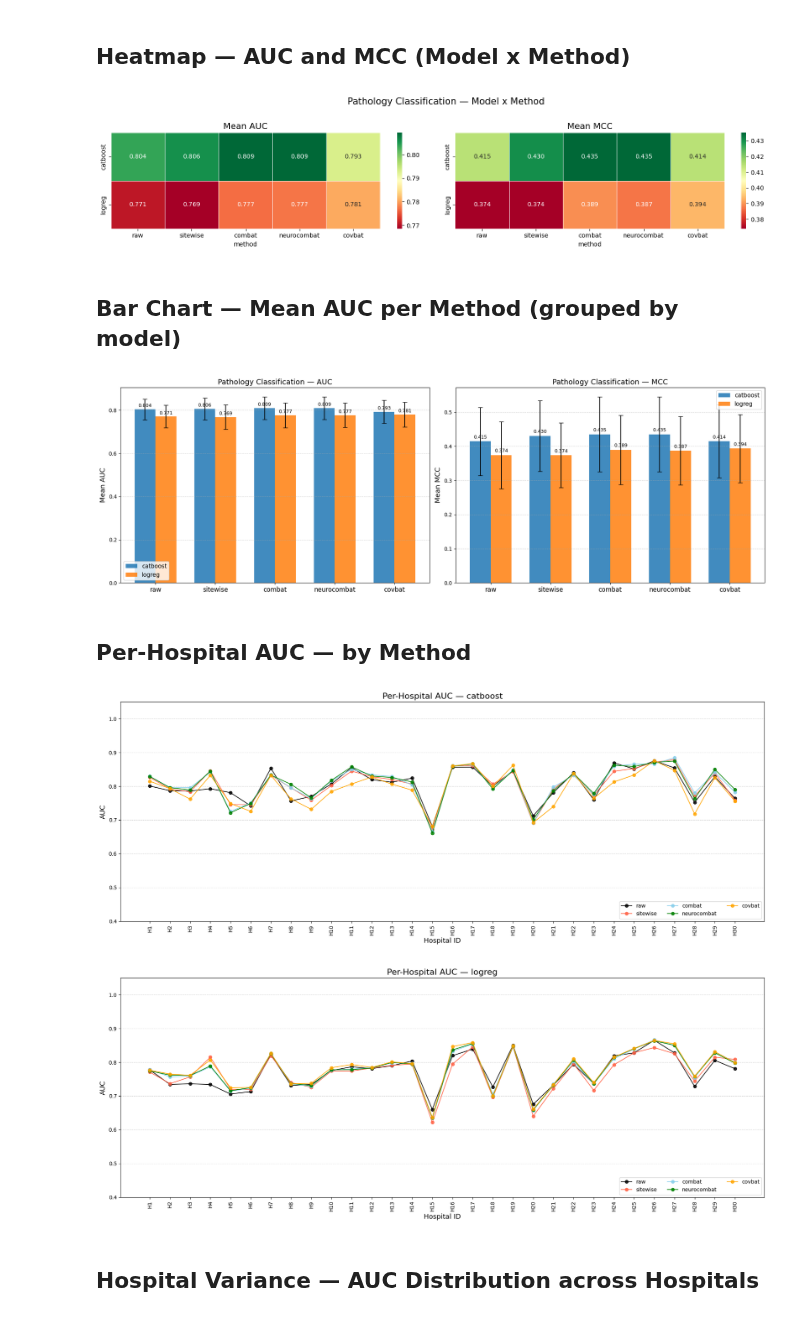
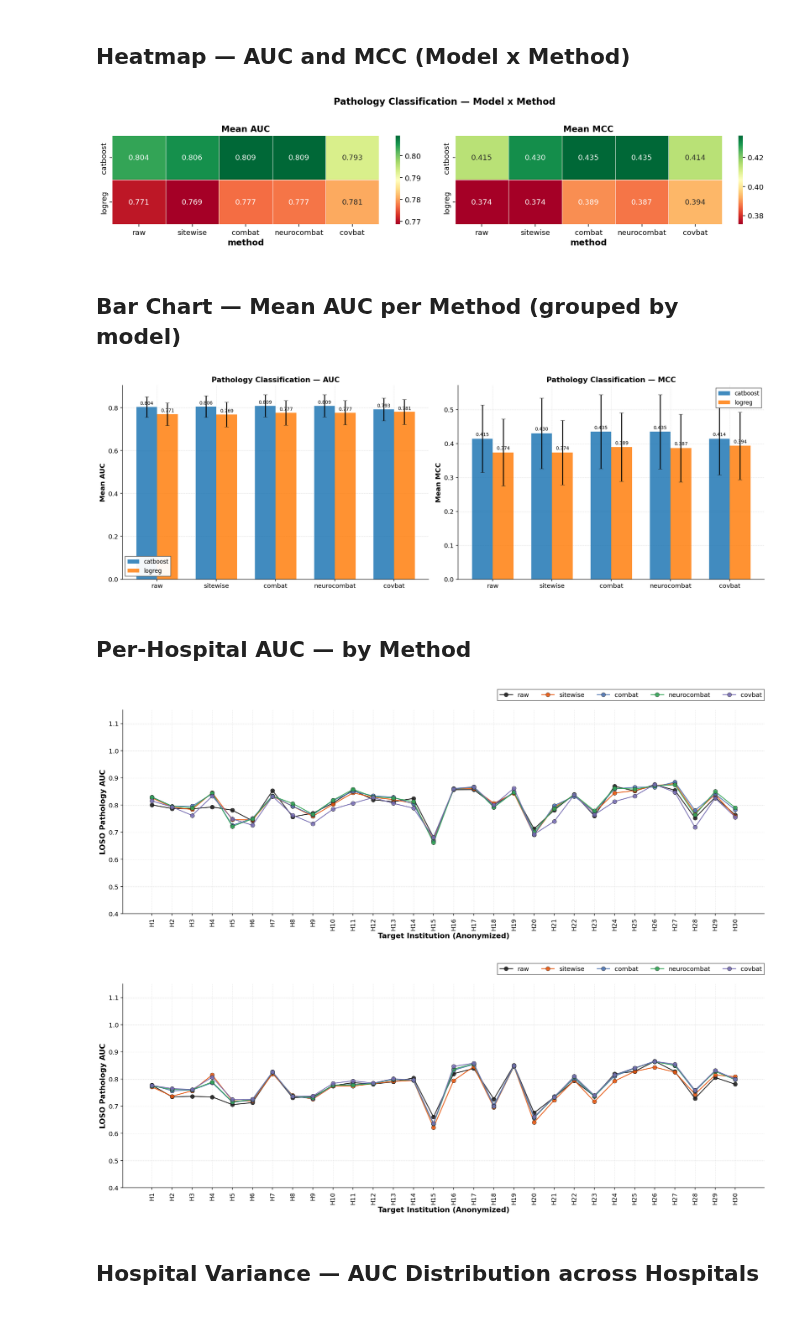
Before and after one commit to chox7/eeg-site-effects, a Jupyter notebook: notebooks/03_harmonization/01_pathology_classification.ipynb, the cells around one changed output. Saved outputs shown, nothing was run; the diff lists cells and outputs as text; code cells hidden in the pictures.

```diff
--- a/notebooks/03_harmonization/01_pathology_classification.ipynb
+++ b/notebooks/03_harmonization/01_pathology_classification.ipynb
@@ -24,24 +24,23 @@ Working directory: /dmj/fizmed/kchorzela/licencjat/eeg-site-effects
 import pandas as pd
 import numpy as np
 import matplotlib.pyplot as plt
+from src.visualization.style import apply_style, legend_kwargs
+apply_style()
 import seaborn as sns
 import re
 
-RESULTS_FILE = 'results/tables/newlabels/patho_clf_results.csv'
-FIGURES_DIR  = 'results/figures/newlabels/03_harmonization'
-TABLES_DIR   = 'results/tables/newlabels/03_harmonization'
+RESULTS_FILE = 'results/tables/03_harmonization/patho_clf_results.csv'
+FIGURES_DIR  = 'results/figures/03_harmonization'
+TABLES_DIR   = 'results/tables/03_harmonization'
 os.makedirs(FIGURES_DIR, exist_ok=True)
 os.makedirs(TABLES_DIR, exist_ok=True)
 
 METHODS    = ['raw', 'sitewise', 'combat', 'neurocombat', 'covbat']
 MODELS     = ['catboost', 'logreg']
 METRICS    = ['auc', 'mcc', 'accuracy', 'f1-score']
-COLOR_MAP  = {'raw': 'black', 'sitewise': 'tomato', 'combat': 'skyblue',
-              'neurocombat': 'green', 'covbat': 'orange'}
+from src.visualization.style import METHOD_COLORS as COLOR_MAP
 
-def natural_sort_key(s):
-    """Sort H1, H2, ..., H10, H11, ... naturally."""
-    return [int(t) if t.isdigit() else t.lower() for t in re.split(r'(\d+)', str(s))]
+from src.visualization.style import natural_sort_key
 # %%
 df = pd.read_csv(RESULTS_FILE)
 # Filter out k-calibration sweep rows (tag=k5/k15/k50) — keep only the headline §A run.
@@ -117,7 +116,7 @@ fig.tight_layout()
 fig.savefig(f'{FIGURES_DIR}/patho_heatmap_auc_mcc.png', dpi=150, bbox_inches='tight')
 plt.show()
 # %% [output]
-[figure, old version]
+[figure, new version]
 # %% [markdown]
 ## Bar Chart — Mean AUC per Method (grouped by model)
 # %%
@@ -148,42 +147,41 @@ fig.tight_layout()
 fig.savefig(f'{FIGURES_DIR}/patho_bar_auc_mcc.png', dpi=150, bbox_inches='tight')
 plt.show()
 # %% [output]
-[figure, old version]
+[figure, new version]
 # %% [markdown]
 ## Per-Hospital AUC — by Method
 # %%
 for model in MODELS:
     model_df = df[df['model'] == model]
     if model_df.empty:
         print(f"No results for {model}, skipping.")
         continue
 
     pivot = model_df.pivot_table(index='method', columns='hospital', values='auc')
 
     # Sort hospitals naturally: H1, H2, ..., H30
     hospitals_sorted = sorted(pivot.columns, key=natural_sort_key)
 
     fig, ax = plt.subplots(figsize=(18, 7))
     for method in METHODS:
         if method not in pivot.index:
             continue
         values = [pivot.loc[method].get(h, np.nan) for h in hospitals_sorted]
         ax.plot(hospitals_sorted, values, marker='o', linestyle='-',
                 color=COLOR_MAP[method], label=method, alpha=0.85)
 
-    ax.set_title(f'Per-Hospital AUC — {model}', fontsize=16)
-    ax.set_ylabel('AUC', fontsize=13)
-    ax.set_xlabel('Hospital ID', fontsize=13)
+    ax.set_ylabel('LOSO Pathology AUC')
+    ax.set_xlabel('Target Institution (Anonymized)')
     ax.tick_params(axis='x', rotation=90)
-    ax.set_ylim(0.4, 1.05)
+    ax.set_ylim(0.4, 1.15)
     ax.grid(axis='y', linestyle='--', alpha=0.5)
-    ax.legend(loc='lower right', fontsize=10, ncol=3)
+    ax.legend(**legend_kwargs(ncol=len(METHODS)))
     fig.tight_layout()
     fig.savefig(f'{FIGURES_DIR}/patho_auc_per_hospital_{model}.png', dpi=150, bbox_inches='tight')
     plt.show()
 # %% [output]
-[figure, old version]
+[figure, new version]
-[figure, old version]
+[figure, new version]
 # %% [markdown]
 ## Hospital Variance — AUC Distribution across Hospitals
 # %%
```
Also changed, not shown: parts of 5 cells of this notebook, 41 other files.
